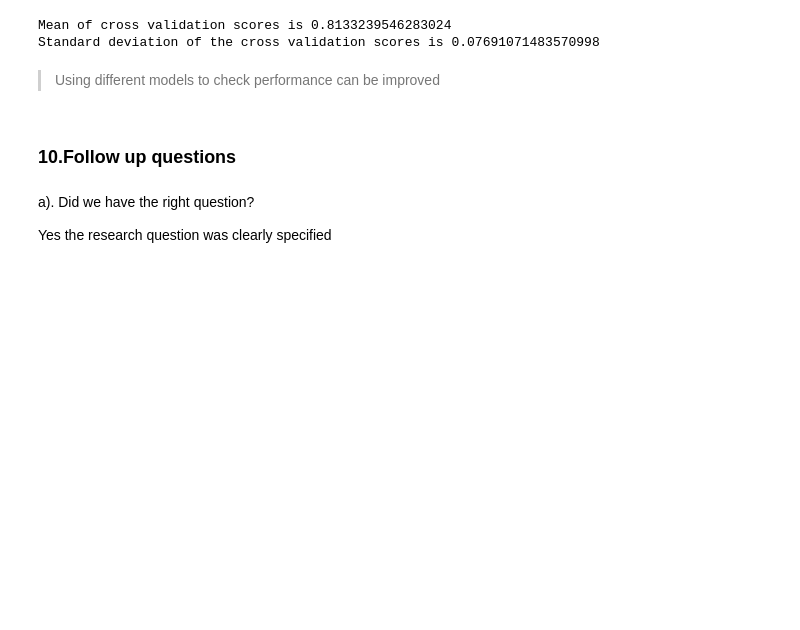
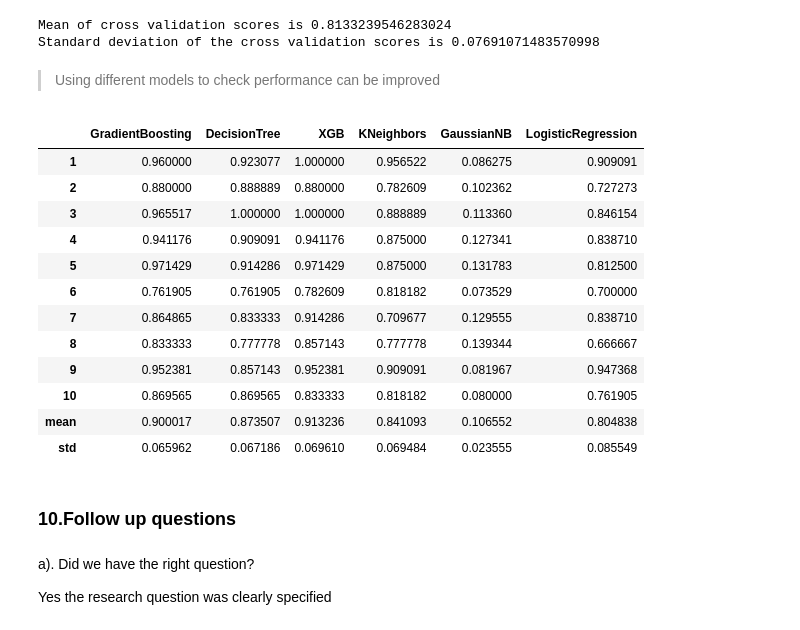
Before and after one commit to Fiona-cherutto/test-for-hypothyroidism, a Jupyter notebook: Moringa_Data_Science_Core_W8_Independent_Project_2020_07_FIONA_CHERUTTO_.ipynb, the cells around one changed output. Drawn from its saved outputs; the diff is of its cells as text; code cells hidden in the pictures; blank space fills up the shorter version.

```diff
--- a/Moringa_Data_Science_Core_W8_Independent_Project_2020_07_FIONA_CHERUTTO_.ipynb
+++ b/Moringa_Data_Science_Core_W8_Independent_Project_2020_07_FIONA_CHERUTTO_.ipynb
@@ -1904,34 +1824,48 @@ model_list = [GradientBoosting, DecisionTree, XGB, KNeighbors, GaussianNB, Logis
 # Selecting the independent variables and the target variable
 #
 X = health.drop('status', axis = 1)
-y = np.where(df.status == 'hypothyroid', 1, 0)
+y = np.where(health.status == 'hypothyroid', 1, 0)
 
 # Encoding categorical variables
 #
 X = pd.get_dummies(X)
 
 # Creating a cross validation of 10 folds
 #
 kfold  = KFold(n_splits=10, shuffle = True, random_state = 0)
 
 # Iterating through each model and appending the scores of each fold to the appriopriate list
 #
 for i, j in zip(models, model_list):
   j.extend(list(cross_val_score(i, X, y, scoring = 'f1', cv = kfold)))
 
 # Creating a dataframe of all the scores from the iterations for each model
 #
 scores = pd.DataFrame({'GradientBoosting': GradientBoosting, 'DecisionTree': DecisionTree, 'XGB': XGB,\
               'KNeighbors': KNeighbors, 'GaussianNB': GaussianNB, 'LogisticRegression': LogisticRegression}, index = range(1, 11))
 
 # Calculating the mean and standard deviation score of each algorithm
 #
 scores.loc['mean'] = scores.mean()
 scores.loc['std'] = scores.std()
 
 # Previewing the scores dataframe
 #
 scores
+# %% [output]
+|  | GradientBoosting | DecisionTree | XGB | KNeighbors | GaussianNB | LogisticRegression |
+| 1 | 0.960000 | 0.923077 | 1.000000 | 0.956522 | 0.086275 | 0.909091 |
+| 2 | 0.880000 | 0.888889 | 0.880000 | 0.782609 | 0.102362 | 0.727273 |
+| 3 | 0.965517 | 1.000000 | 1.000000 | 0.888889 | 0.113360 | 0.846154 |
+| 4 | 0.941176 | 0.909091 | 0.941176 | 0.875000 | 0.127341 | 0.838710 |
+| 5 | 0.971429 | 0.914286 | 0.971429 | 0.875000 | 0.131783 | 0.812500 |
+| 6 | 0.761905 | 0.761905 | 0.782609 | 0.818182 | 0.073529 | 0.700000 |
+| 7 | 0.864865 | 0.833333 | 0.914286 | 0.709677 | 0.129555 | 0.838710 |
+| 8 | 0.833333 | 0.777778 | 0.857143 | 0.777778 | 0.139344 | 0.666667 |
+| 9 | 0.952381 | 0.857143 | 0.952381 | 0.909091 | 0.081967 | 0.947368 |
+| 10 | 0.869565 | 0.869565 | 0.833333 | 0.818182 | 0.080000 | 0.761905 |
+| mean | 0.900017 | 0.873507 | 0.913236 | 0.841093 | 0.106552 | 0.804838 |
+| std | 0.065962 | 0.067186 | 0.069610 | 0.069484 | 0.023555 | 0.085549 |
 # %% [markdown]
 ### 10.Follow up questions
 # %% [markdown]
```
Also changed, not shown: parts of 11 cells of this notebook.
